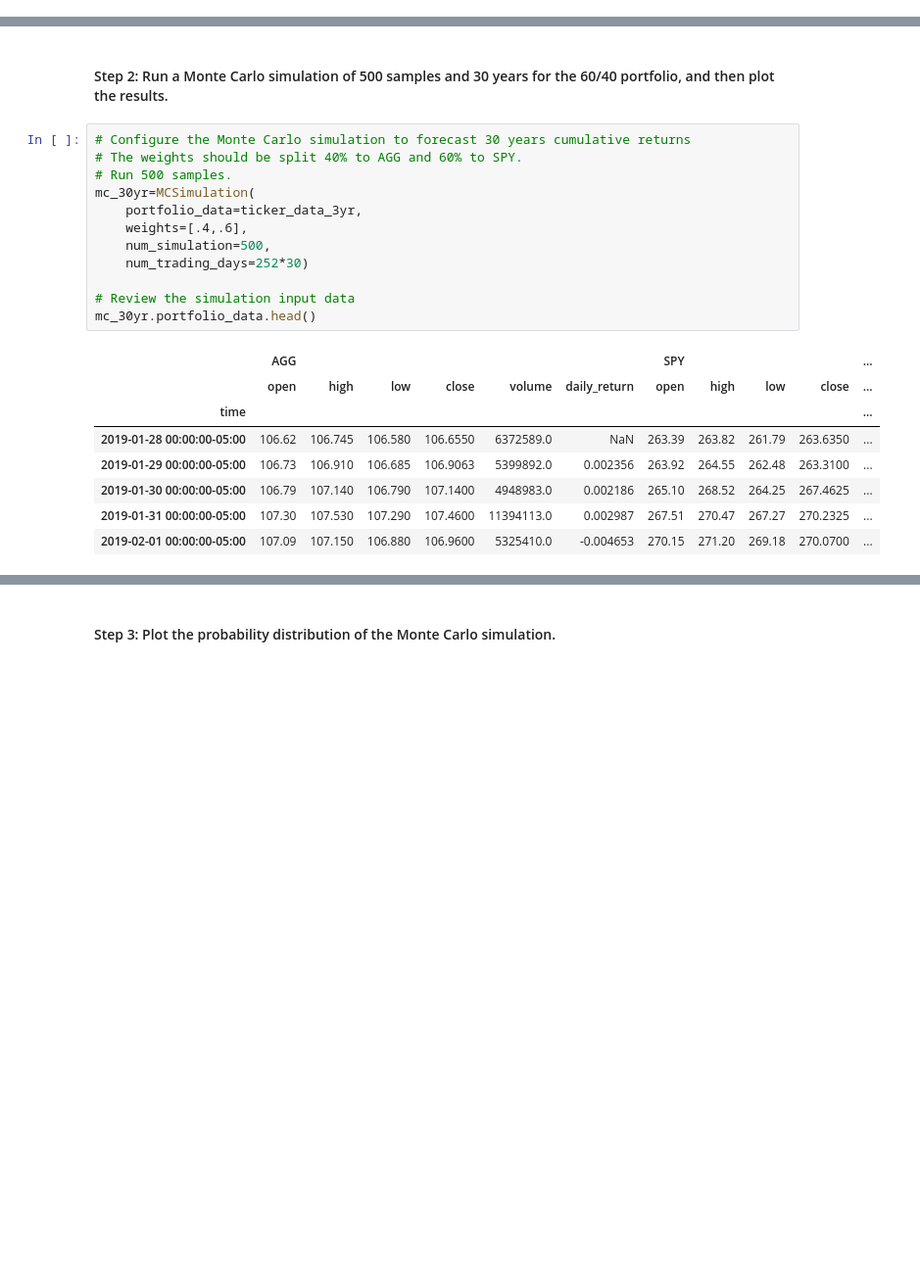
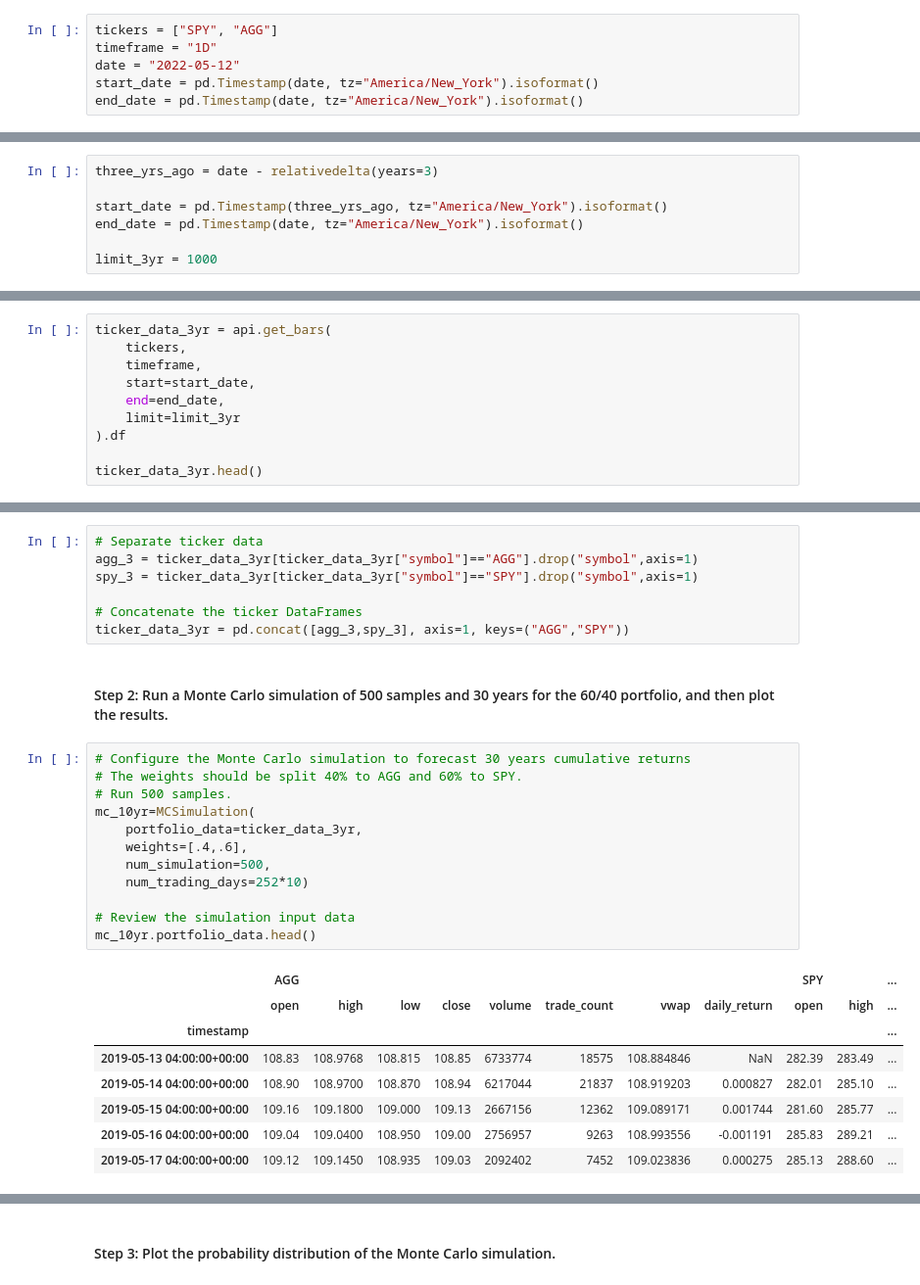
Before and after one commit to kyhuber/Financial-Planning-Analyis, a Jupyter notebook: financial_planning_tool.ipynb, the cells around one changed output, grey strips where cells are left out. Shown: that part at 98% size. Drawn from its saved outputs; the diff is of its cells as text; blank space fills up the shorter version.

```diff
--- a/financial_planning_tool.ipynb
+++ b/financial_planning_tool.ipynb
@@ -299,0 +85,6 @@ print(total_portfolio)
+# %%
+tickers = ["SPY", "AGG"]
+timeframe = "1D"
+date = "2022-05-12"
+start_date = pd.Timestamp(date, tz="America/New_York").isoformat()
+end_date = pd.Timestamp(date, tz="America/New_York").isoformat()
@@ -457,0 +195,7 @@ ticker_data_3yr.tail()
+# %%
+three_yrs_ago = date - relativedelta(years=3)
+
+start_date = pd.Timestamp(three_yrs_ago, tz="America/New_York").isoformat()
+end_date = pd.Timestamp(date, tz="America/New_York").isoformat()
+
+limit_3yr = 1000
@@ -457,0 +204,10 @@ ticker_data_3yr.tail()
+# %%
+ticker_data_3yr = api.get_bars(
+    tickers,
+    timeframe,
+    start=start_date,
+    end=end_date,
+    limit=limit_3yr
+).df
+
+ticker_data_3yr.head()
@@ -458,25 +224,32 @@ ticker_data_3yr.tail()
+# %%
+# Separate ticker data
+agg_3 = ticker_data_3yr[ticker_data_3yr["symbol"]=="AGG"].drop("symbol",axis=1)
+spy_3 = ticker_data_3yr[ticker_data_3yr["symbol"]=="SPY"].drop("symbol",axis=1)
+
+# Concatenate the ticker DataFrames
+ticker_data_3yr = pd.concat([agg_3,spy_3], axis=1, keys=("AGG","SPY"))
 # %% [markdown]
 #### Step 2: Run a Monte Carlo simulation of 500 samples and 30 years for the 60/40 portfolio, and then plot the results.
 # %%
 # Configure the Monte Carlo simulation to forecast 30 years cumulative returns
 # The weights should be split 40% to AGG and 60% to SPY.
 # Run 500 samples.
-mc_30yr=MCSimulation(
+mc_10yr=MCSimulation(
     portfolio_data=ticker_data_3yr,
     weights=[.4,.6],
     num_simulation=500,
-    num_trading_days=252*30)
+    num_trading_days=252*10)
 
 # Review the simulation input data
-mc_30yr.portfolio_data.head()
+mc_10yr.portfolio_data.head()
 # %% [output]
-|  | AGG |  |  |  |  |  | SPY |  |  |  | ... |
-|  | open | high | low | close | volume | daily_return | open | high | low | close | ... |
-| time |  |  |  |  |  |  |  |  |  |  | ... |
-| 2019-01-28 00:00:00-05:00 | 106.62 | 106.745 | 106.580 | 106.6550 | 6372589.0 | NaN | 263.39 | 263.82 | 261.79 | 263.6350 | ... |
-| 2019-01-29 00:00:00-05:00 | 106.73 | 106.910 | 106.685 | 106.9063 | 5399892.0 | 0.002356 | 263.92 | 264.55 | 262.48 | 263.3100 | ... |
-| 2019-01-30 00:00:00-05:00 | 106.79 | 107.140 | 106.790 | 107.1400 | 4948983.0 | 0.002186 | 265.10 | 268.52 | 264.25 | 267.4625 | ... |
-| 2019-01-31 00:00:00-05:00 | 107.30 | 107.530 | 107.290 | 107.4600 | 11394113.0 | 0.002987 | 267.51 | 270.47 | 267.27 | 270.2325 | ... |
-| 2019-02-01 00:00:00-05:00 | 107.09 | 107.150 | 106.880 | 106.9600 | 5325410.0 | -0.004653 | 270.15 | 271.20 | 269.18 | 270.0700 | ... |
+|  | AGG |  |  |  |  |  |  |  | SPY |  | ... |
+|  | open | high | low | close | volume | trade_count | vwap | daily_return | open | high | ... |
+| timestamp |  |  |  |  |  |  |  |  |  |  | ... |
+| 2019-05-13 04:00:00+00:00 | 108.83 | 108.9768 | 108.815 | 108.85 | 6733774 | 18575 | 108.884846 | NaN | 282.39 | 283.49 | ... |
+| 2019-05-14 04:00:00+00:00 | 108.90 | 108.9700 | 108.870 | 108.94 | 6217044 | 21837 | 108.919203 | 0.000827 | 282.01 | 285.10 | ... |
+| 2019-05-15 04:00:00+00:00 | 109.16 | 109.1800 | 109.000 | 109.13 | 2667156 | 12362 | 109.089171 | 0.001744 | 281.60 | 285.77 | ... |
+| 2019-05-16 04:00:00+00:00 | 109.04 | 109.0400 | 108.950 | 109.00 | 2756957 | 9263 | 108.993556 | -0.001191 | 285.83 | 289.21 | ... |
+| 2019-05-17 04:00:00+00:00 | 109.12 | 109.1450 | 108.935 | 109.03 | 2092402 | 7452 | 109.023836 | 0.000275 | 285.13 | 288.60 | ... |
 # %%
 # Run the Monte Carlo simulation to forecast 30 years cumulative returns
```
Also changed, not shown: parts of 91 cells of this notebook.
